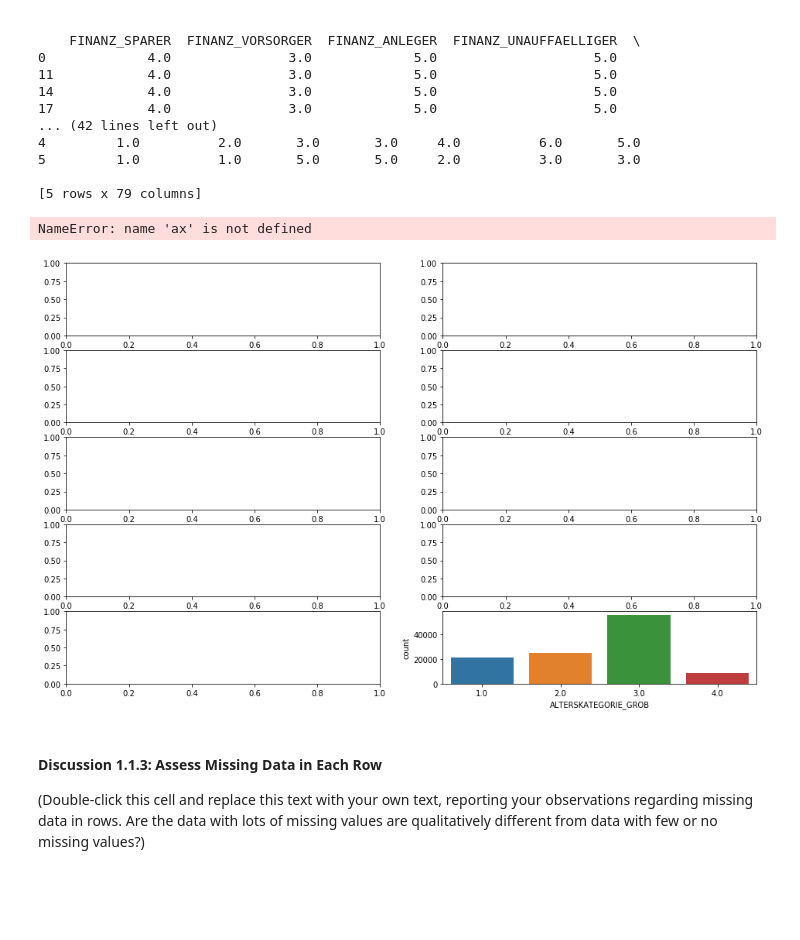
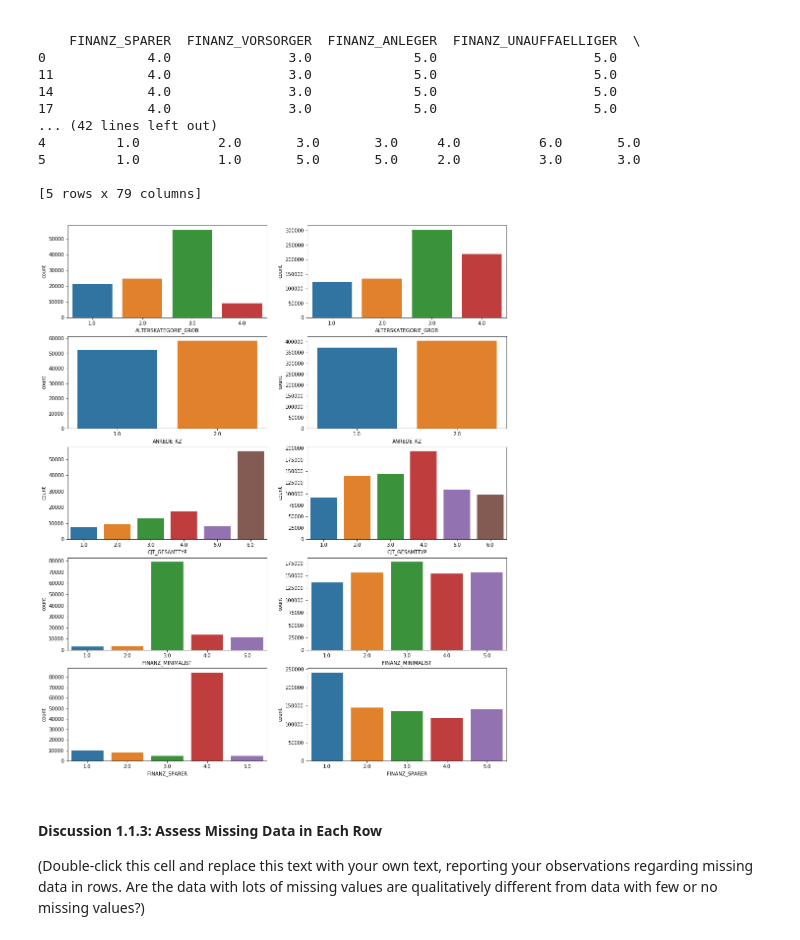
Before and after one commit to xiaolcai/Identity-Customer-Segmentation, a Jupyter notebook: Identify_Customer_Segments.ipynb, the cells around one changed output. Drawn from its saved outputs; the diff is of its cells as text; code cells hidden in the pictures; blank space fills up the shorter version.

```diff
--- a/Identify_Customer_Segments.ipynb
+++ b/Identify_Customer_Segments.ipynb
@@ -124,0 +136,5 @@ for attribute, missing_or_unknown in zip(feat_info['attribute'], feat_info['miss
+# %%
+# Perform an assessment of how much missing data there is in each column of the
+# dataset.
+missing_cols = (azdias.isnull().sum()/len(azdias))*100
+missing_cols
@@ -131,5 +170,5 @@ azdias.isnull().sum().hist()
 # %%
 # Remove the outlier columns from the dataset. (You'll perform other data
 # engineering tasks such as re-encoding and imputation later.)
-drop_columns = list(azdias.isnull().sum()[azdias.isnull().sum()>300000].index)
+drop_columns = list(azdias.isnull().sum()[(azdias.isnull().sum()>300000) | (missing_cols>20)].index)
 azdias.drop(drop_columns,axis='columns',inplace=True)
@@ -196,12 +248,11 @@ print(sub2.head())
 # %%
 # Compare the distribution of values for at least five columns where there are
 # no or few missing values, between the two subsets.
 columns=['ALTERSKATEGORIE_GROB','ANREDE_KZ','CJT_GESAMTTYP','FINANZ_MINIMALIST','FINANZ_SPARER']
-fig, axs = plt.subplots(5,2, figsize=(16,10))
+fig, ax = plt.subplots(5,2, figsize=(16,20))
 for i, column in enumerate(columns):
-    ax[i,0]= sns.countplot(x=sub1[column])
-    ax[i,1]= sns.countplot(x=sub2[column])
+    sns.countplot(x=sub1[column], ax=ax[i,0])
+    sns.countplot(x=sub2[column], ax=ax[i,1])
 plt.show()
 # %% [output]
-NameError: name 'ax' is not defined
-[figure, old version]
+[figure, new version]
```
Also changed, not shown: parts of 63 cells of this notebook.
